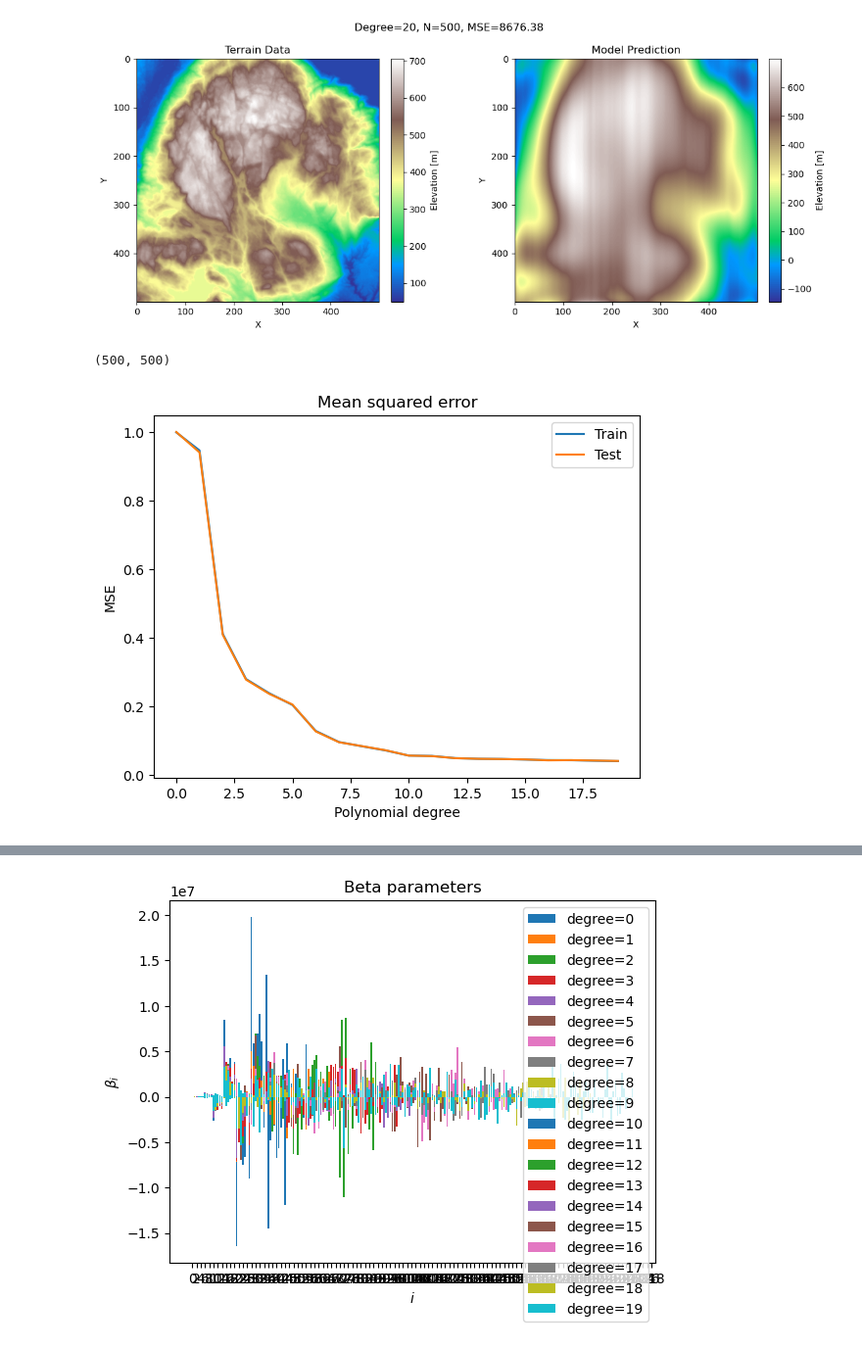
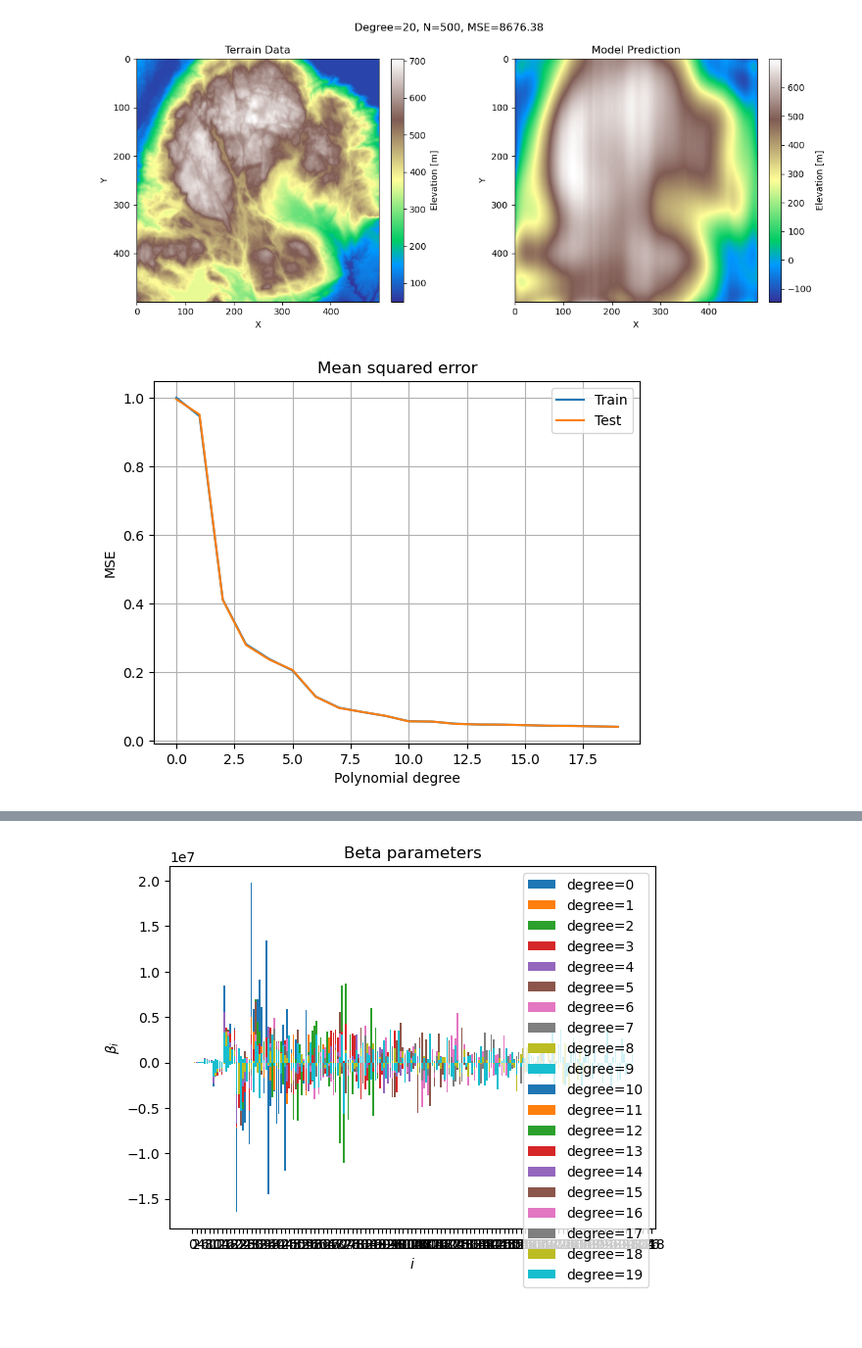
Before and after one commit to LassePladsen/FYS-STK3155-projects, a Jupyter notebook: project1/source_code/part_g_real_data.ipynb, the cells around one changed output, grey strips where cells are left out. Shown at 98% size. Cells and saved outputs as stored; diff of their text form; code cells hidden in the pictures.

```diff
--- a/project1/source_code/part_g_real_data.ipynb
+++ b/project1/source_code/part_g_real_data.ipynb
@@ -266,23 +269,20 @@ plt.tight_layout()
 plt.show()
 # %% [output]
 [figure]
-# %%
-z.shape
-# %% [output]
-(500, 500)
 # %%
 # Plot the MSE as function of poly. degree
 plt.figure()
 plt.plot(degrees, train_mse, label="Train")
 
 plt.plot(degrees, test_mse, label="Test")
 plt.legend()
 plt.title("Mean squared error")
 plt.xlabel("Polynomial degree")
 plt.ylabel("MSE")
+plt.grid()
 plt.savefig(FIGURES_DIR / "part_g_task_a_MSE.png")
 # %% [output]
-[figure, old version]
+[figure, new version]
 # %%
 # Plot R2 scores as function of poly. degree
 plt.figure()
```
Also changed, not shown: parts of 7 cells of this notebook, 4 other files.
